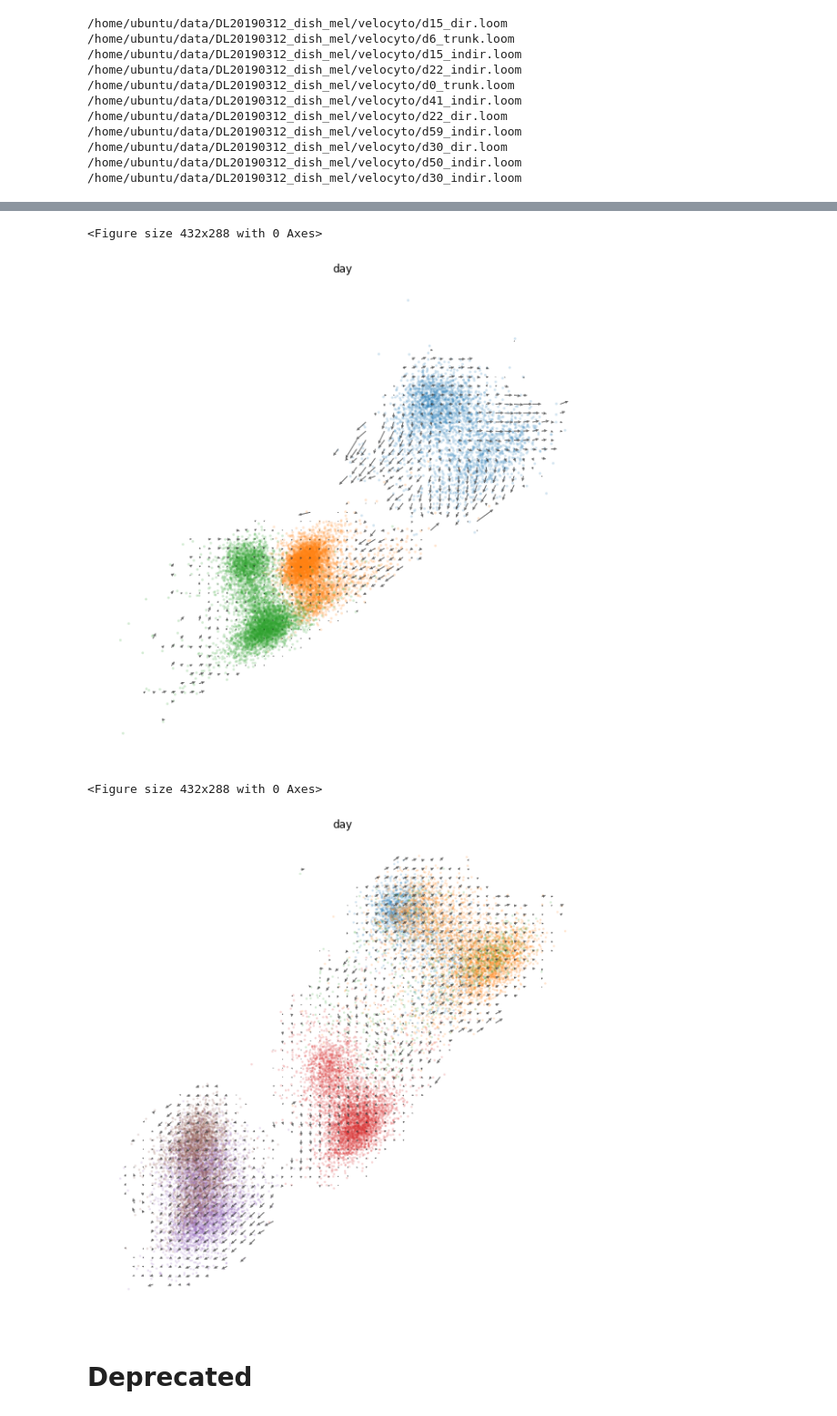
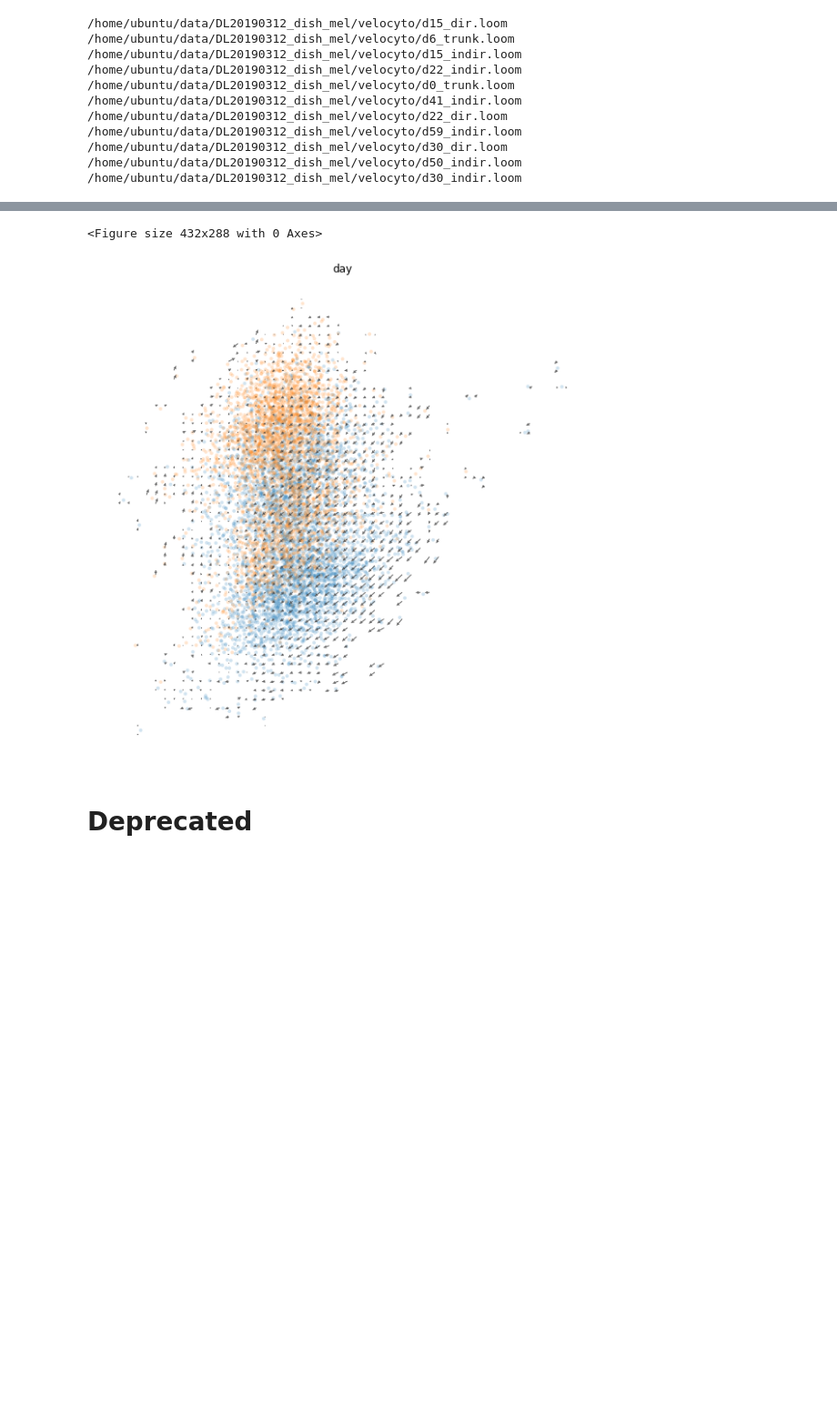
Before and after one commit to czbiohub/darmanis_group_DL_notebook, a Jupyter notebook: DL20190228_dish_mel_preprocess.ipynb, the cells around one changed output, grey strips where cells are left out. Shown at 91% size. Saved outputs shown, nothing was run; the diff lists cells and outputs as text; code cells hidden in the pictures; blank space fills up the shorter version.

```diff
--- a/DL20190228_dish_mel_preprocess.ipynb
+++ b/DL20190228_dish_mel_preprocess.ipynb
@@ -486,12 +610,17 @@ if run == True:
 # %%
 adata = scv.read(filename, cache=True)
 adata_velo_merge = scv.utils.merge(adata_all, adata)
+basis = 'pca'
 
-scv.pp.filter_and_normalize(adata_velo_merge)
-scv.pp.moments(adata_velo_merge)
-scv.tl.velocity(adata_velo_merge)
-scv.tl.velocity_graph(adata_velo_merge)
-scv.tl.velocity_embedding(adata_velo_merge, basis='pca')
+# subset
+fltrd_velo = adata_velo_merge[[x=='indirect' and y >= 50 for x,y in zip(adata_velo_merge.obs.path,
+                                                                        adata_velo_merge.obs.day)]]
+
+scv.pp.filter_and_normalize(fltrd_velo)
+scv.pp.moments(fltrd_velo)
+scv.tl.velocity(fltrd_velo)
+scv.tl.velocity_graph(fltrd_velo)
+scv.tl.velocity_embedding(fltrd_velo, basis=basis)
 # %% [output]
 ... storing 'Chromosome' as categorical
 ... storing 'Strand' as categorical
@@ -518,24 +648,17 @@ computing velocity embedding
 <Figure size 432x288 with 0 Axes>
 # %%
 component = '2,3'
-scv.pl.velocity_embedding_grid(adata_velo_merge[adata_velo_merge.obs.path == 'direct'],
-                               basis='pca',
-                               figsize = (10,10),
-                               components = component,
-                               color = ['day']
-                              )
 
-scv.pl.velocity_embedding_grid(adata_velo_merge[adata_velo_merge.obs.path == 'indirect'],
-                               basis='pca',
-                               figsize = (10,10),
-                               components = component,
-                               color = ['day']
-                              )
+for pathoi in ['indirect']:
+    scv.pl.velocity_embedding_grid(fltrd_velo[fltrd_velo.obs.path == pathoi],
+                                   basis=basis,
+                                   figsize = (10,10),
+                                   components = component,
+                                   color = ['day']
+                                  )
 # %% [output]
 <Figure size 432x288 with 0 Axes>
-[figure, old version]
+[figure, new version]
-<Figure size 432x288 with 0 Axes>
-[figure, removed]
 # %% [markdown]
 # Deprecated
 # %% [markdown]
```
Also changed, not shown: parts of 14 cells of this notebook, 1 other file.
